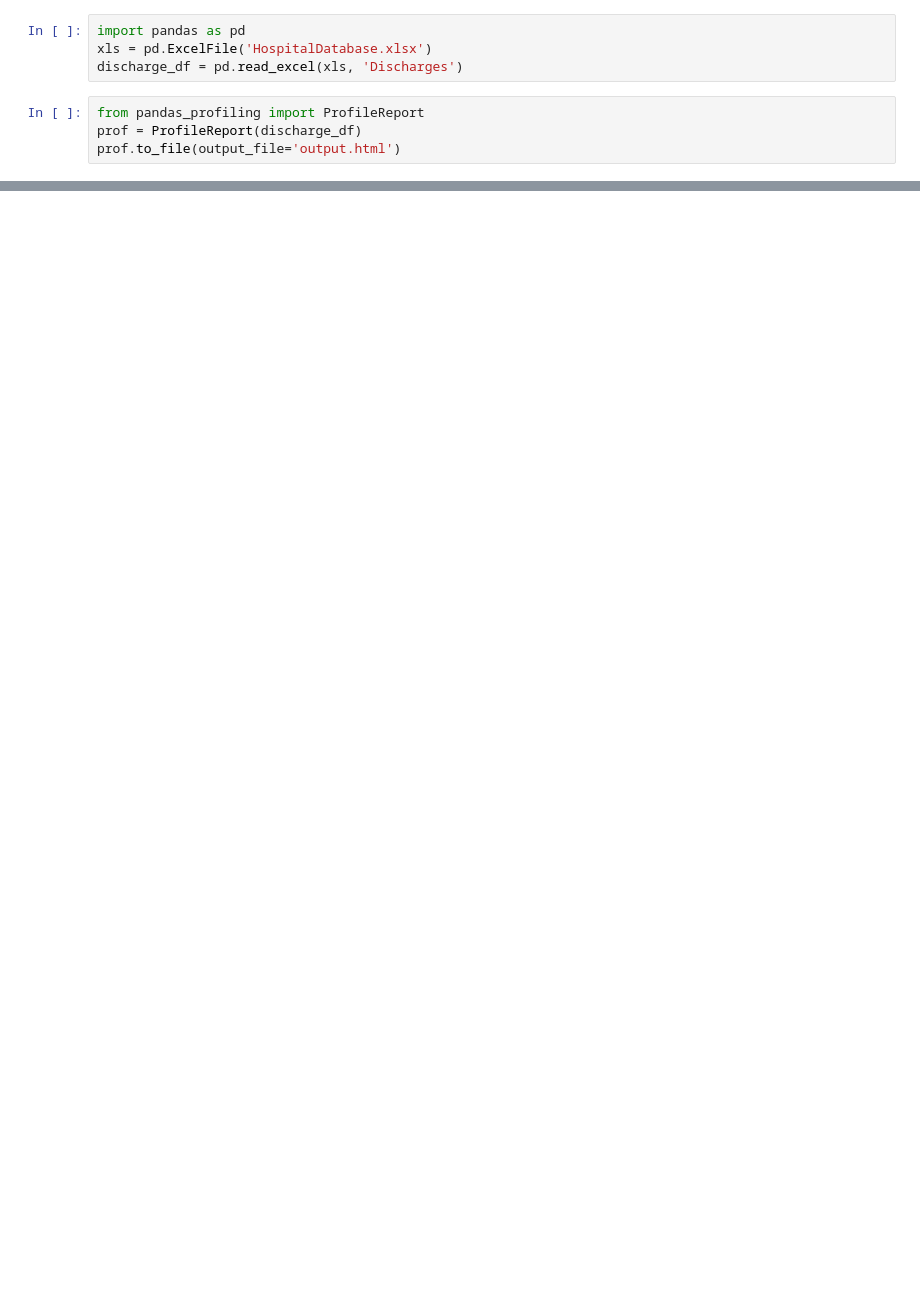
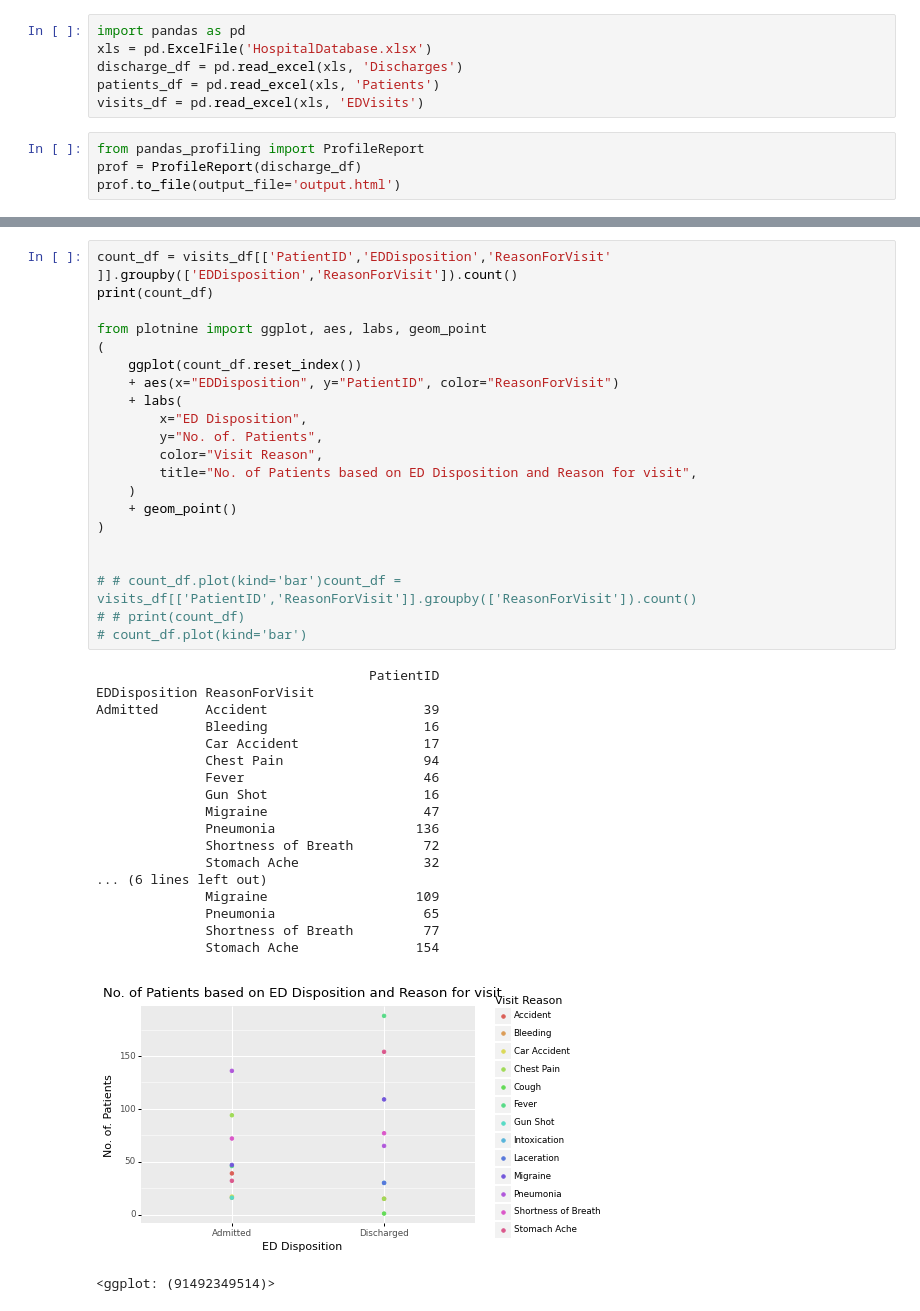
Before and after one commit to python-rangers/nnhackathon, a Jupyter notebook: Additional_EDA.ipynb, the cells around one changed output, grey strips where cells are left out. Cells and saved outputs as stored; diff of their text form; blank space fills up the shorter version.

```diff
--- a/Additional_EDA.ipynb
+++ b/Additional_EDA.ipynb
@@ -22,6 +22,8 @@ Note: you may need to restart the kernel to use updated packages.
 import pandas as pd
 xls = pd.ExcelFile('HospitalDatabase.xlsx')
 discharge_df = pd.read_excel(xls, 'Discharges')
+patients_df = pd.read_excel(xls, 'Patients')
+visits_df = pd.read_excel(xls, 'EDVisits')
 # %%
 from pandas_profiling import ProfileReport
 prof = ProfileReport(discharge_df)
@@ -28,0 +87,41 @@ prof.to_file(output_file='output.html')
+# %%
+count_df = visits_df[['PatientID','EDDisposition','ReasonForVisit' ]].groupby(['EDDisposition','ReasonForVisit']).count()
+print(count_df)
+
+from plotnine import ggplot, aes, labs, geom_point
+(
+    ggplot(count_df.reset_index())
+    + aes(x="EDDisposition", y="PatientID", color="ReasonForVisit")
+    + labs(
+        x="ED Disposition",
+        y="No. of. Patients",
+        color="Visit Reason",
+        title="No. of Patients based on ED Disposition and Reason for visit",
+    )
+    + geom_point()
+)
+
+
+# # count_df.plot(kind='bar')count_df = visits_df[['PatientID','ReasonForVisit']].groupby(['ReasonForVisit']).count()
+# # print(count_df)
+# count_df.plot(kind='bar')
+# %% [output]
+                                   PatientID
+EDDisposition ReasonForVisit
+Admitted      Accident                    39
+              Bleeding                    16
+              Car Accident                17
+              Chest Pain                  94
+              Fever                       46
+              Gun Shot                    16
+              Migraine                    47
+              Pneumonia                  136
+              Shortness of Breath         72
+              Stomach Ache                32
+... (6 lines left out)
+              Migraine                   109
+              Pneumonia                   65
+              Shortness of Breath         77
+              Stomach Ache               154
+[figure, added]
+<ggplot: (91492349514)>
```
Also changed, not shown: parts of 8 cells of this notebook.
